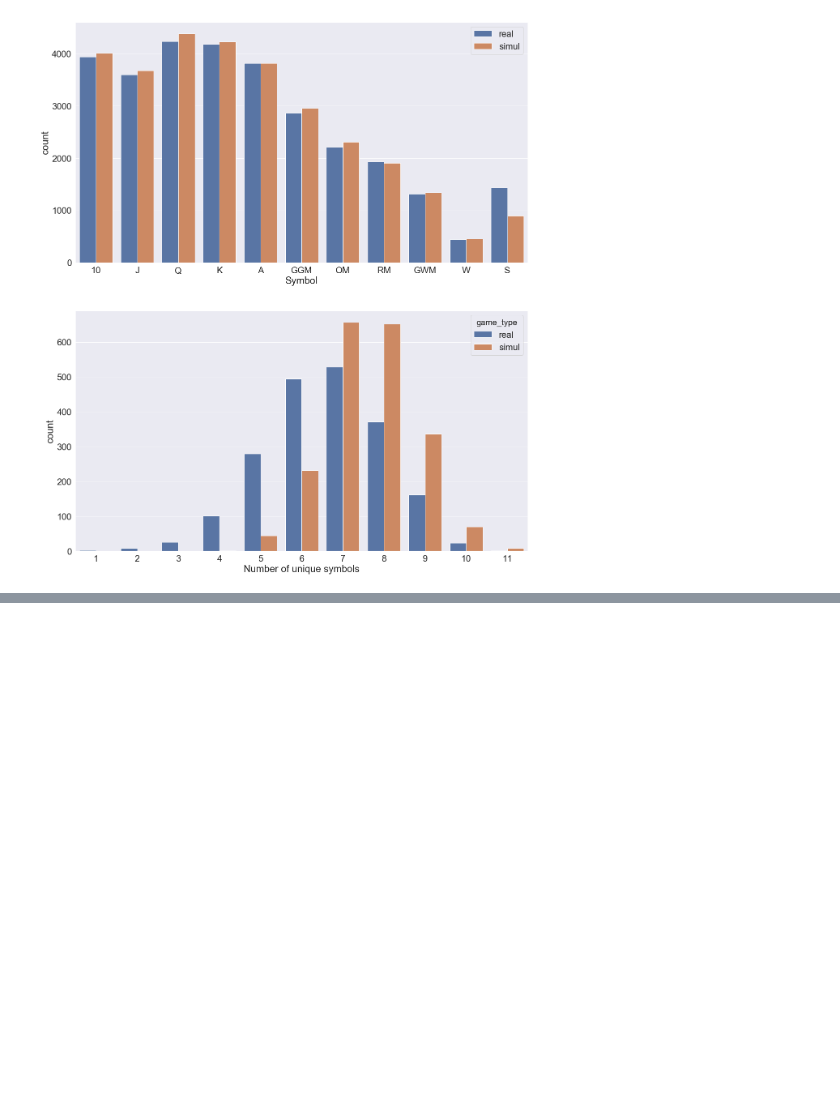
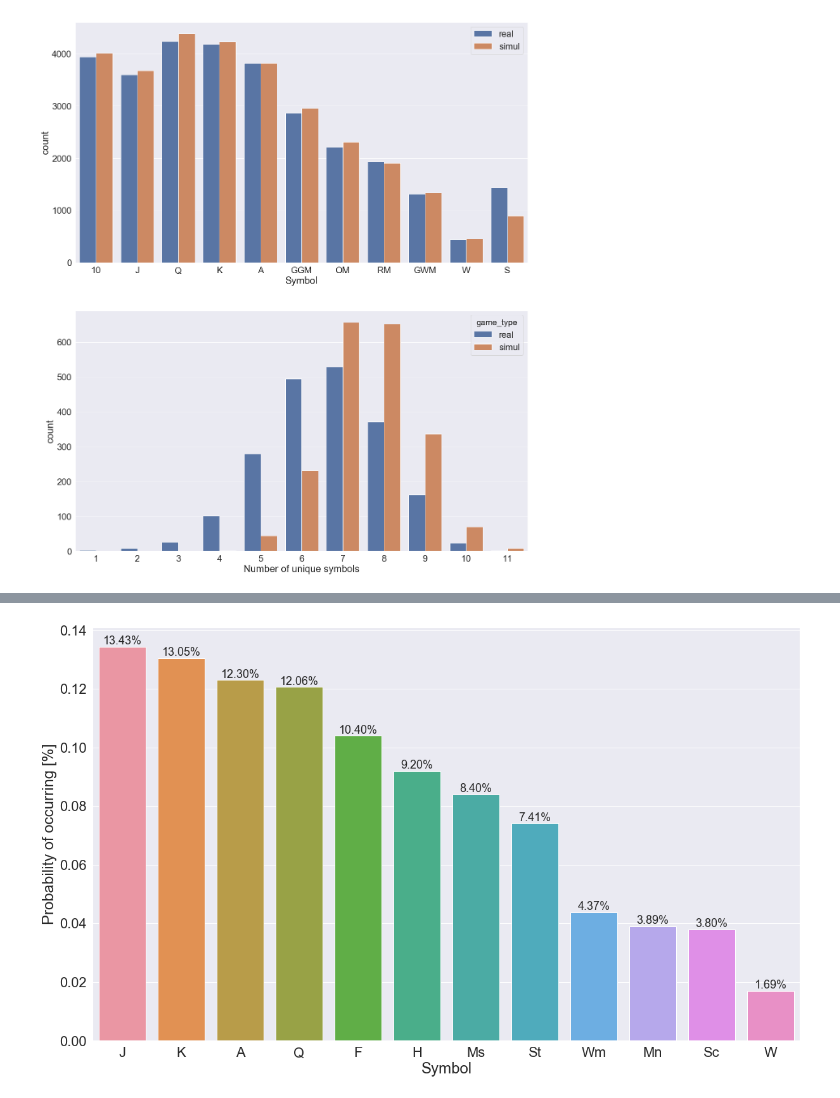
Before and after one commit to Jaepal/data-science-portfolio, a Jupyter notebook: slot_machine/Data_Exploration.ipynb, the cells around one changed output, grey strips where cells are left out. Cells and saved outputs as stored; diff of their text form; code cells hidden in the pictures; blank space fills up the shorter version.

Commit message:
Add masque baseline model

```diff
--- a/slot_machine/Data_Exploration.ipynb
+++ b/slot_machine/Data_Exploration.ipynb
@@ -1131,0 +1125,5 @@ plt.show()
+# %%
+# csv 파일 불러오기
+
+mq_slot_result = pd.read_csv('../data/slot_machine/masque_csv/mq_all.csv')
+mq_slot_result.head()
@@ -1131,0 +1139,12 @@ plt.show()
+# %%
+# 각 칸의 결과마다 game, row, col column 생성
+
+mq_slot_result_game = [int(i_name.split('_')[1]) for n, i_name in enumerate(mq_slot_result['img'])]
+mq_slot_result_row = [int(i_name.split('_')[2].split('.')[0]) % 3 + 1 for n, i_name in enumerate(mq_slot_result['img'])]
+mq_slot_result_col = [int(i_name.split('_')[2].split('.')[0]) // 3 + 1 for n, i_name in enumerate(mq_slot_result['img'])]
+
+mq_slot_result['game'] = mq_slot_result_game
+mq_slot_result['row'] = mq_slot_result_row
+mq_slot_result['col'] = mq_slot_result_col
+
+mq_slot_result.head(15)
@@ -1131,0 +1168,8 @@ plt.show()
+# %%
+tmp = []
+mq_slot_result_per_game = []
+for n, x in enumerate(mq_slot_result['classname']):
+    tmp.append(x)
+    if (n+1) % 15 == 0:
+        mq_slot_result_per_game.append(tmp)
+        tmp = []
@@ -1131,0 +1194,17 @@ plt.show()
+# %%
+# 각 Symbol의 출현 확률 시각화
+
+plt.figure(figsize=(20,12))
+ax = sns.barplot(x=mq_slot_result['classname'].value_counts().index, y=mq_slot_result['classname'].value_counts() / len(mq_slot_result))
+plt.xlabel("Symbol")
+plt.ylabel("Probability of occurring [%]")
+
+
+for p in ax.patches:
+    x=p.get_bbox().get_points()[:,0]
+    y=p.get_bbox().get_points()[1,1]
+    ax.annotate('{:.2f}%'.format(y*100), (x.mean(), y), ha='center', va='bottom', fontsize=18) # set the alignment of the text
+
+plt.show()
+# %% [output]
+[figure, added]
```
Also changed, not shown: parts of 8 cells of this notebook.
